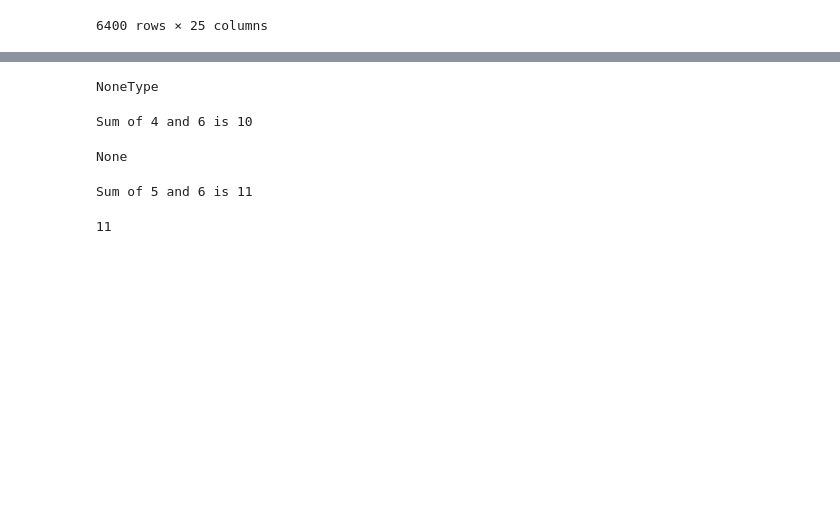
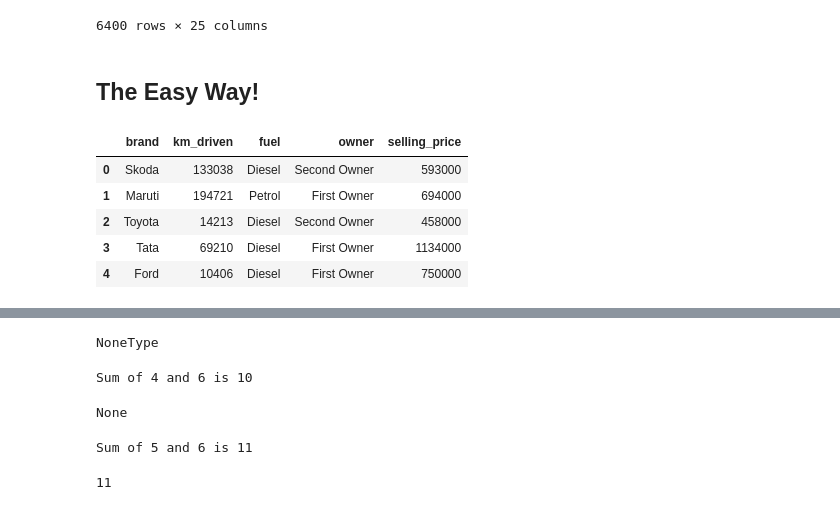
Before and after one commit to jatinvish-01/sklearn-deep-dive, a Jupyter notebook: column_transformer.ipynb, the cells around one changed output, grey strips where cells are left out. Drawn from its saved outputs; the diff is of its cells as text; code cells hidden in the pictures; blank space fills up the shorter version.

```diff
--- a/column_transformer.ipynb
+++ b/column_transformer.ipynb
@@ -126,5 +126,7 @@ X_train
 | 6398 | 3.0 | 0.0 | 0.0 | 0.0 | 0.0 | 0.0 | 0.0 | 0.0 | ... |
 | 6399 | 4.0 | 0.0 | 0.0 | 0.0 | 0.0 | 0.0 | 0.0 | 0.0 | ... |
 6400 rows × 25 columns
+# %% [markdown]
+## The Easy Way!
 # %%
 # This process is very hectic to perfrom on big col data, to replace this, Here's comes "Column Transfromer" its very helpful to perfrom different Encoding on column at a time and at the end "marge" them
@@ -130,0 +135,10 @@ X_train
+# %%
+df = pd.read_csv('cars_dataset.csv')
+df.head()
+# %% [output]
+|  | brand | km_driven | fuel | owner | selling_price |
+| 0 | Skoda | 133038 | Diesel | Second Owner | 593000 |
+| 1 | Maruti | 194721 | Petrol | First Owner | 694000 |
+| 2 | Toyota | 14213 | Diesel | Second Owner | 458000 |
+| 3 | Tata | 69210 | Diesel | First Owner | 1134000 |
+| 4 | Ford | 10406 | Diesel | First Owner | 750000 |
```
Also changed, not shown: parts of 10 cells of this notebook.
